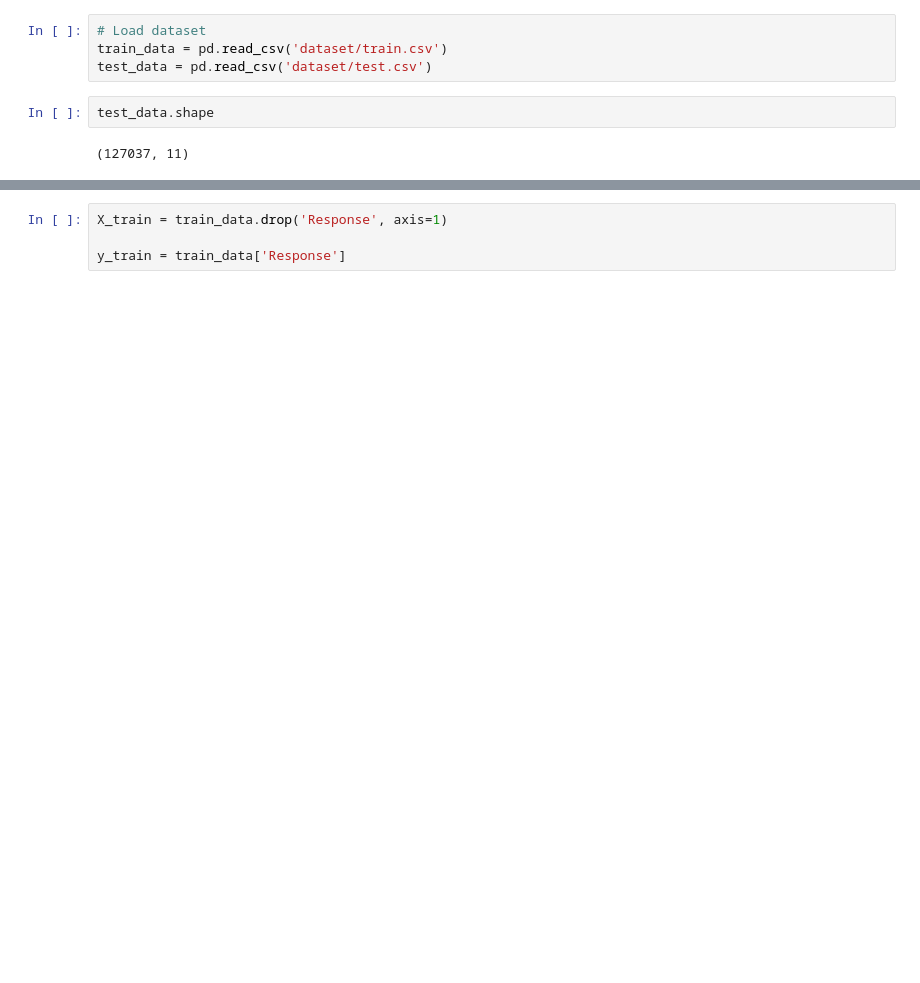
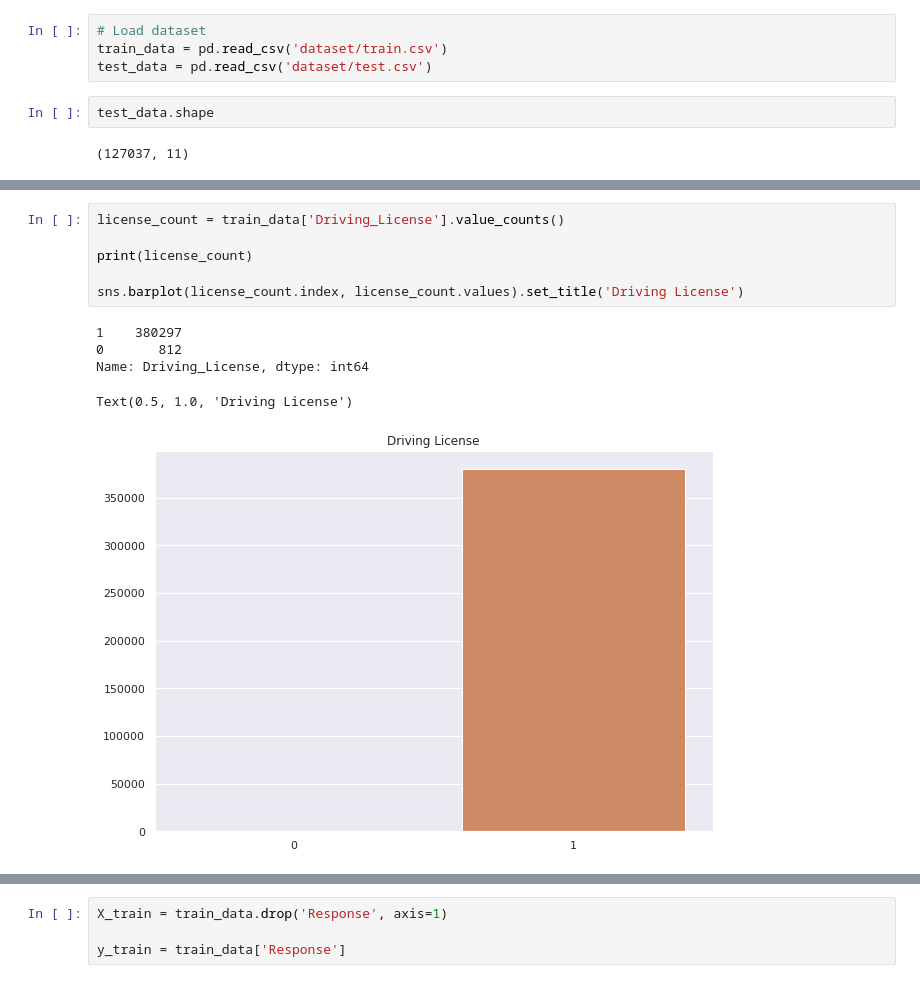
Before and after one commit to EhsanMrh/ML.vehicle_insurance, a Jupyter notebook: main.ipynb, the cells around one changed output, grey strips where cells are left out. Drawn from its saved outputs; the diff is of its cells as text; blank space fills up the shorter version.

```diff
--- a/main.ipynb
+++ b/main.ipynb
@@ -45,0 +75,12 @@ memory usage: 34.9+ MB
+# %%
+license_count = train_data['Driving_License'].value_counts()
+
+print(license_count)
+
+sns.barplot(license_count.index, license_count.values).set_title('Driving License')
+# %% [output]
+1    380297
+0       812
+Name: Driving_License, dtype: int64
+Text(0.5, 1.0, 'Driving License')
+[figure, added]
```
Also changed, not shown: parts of 15 cells of this notebook.
